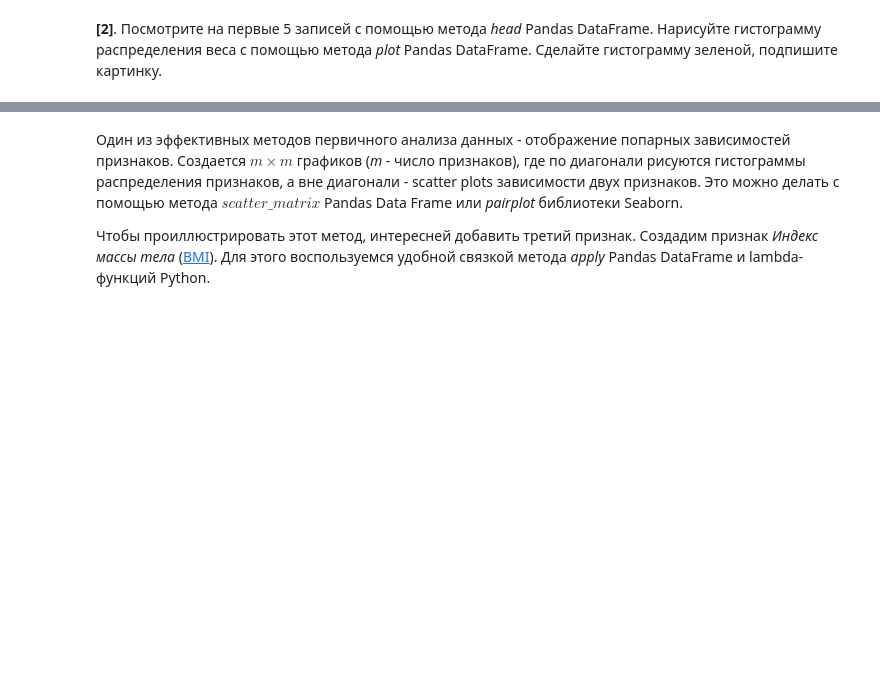
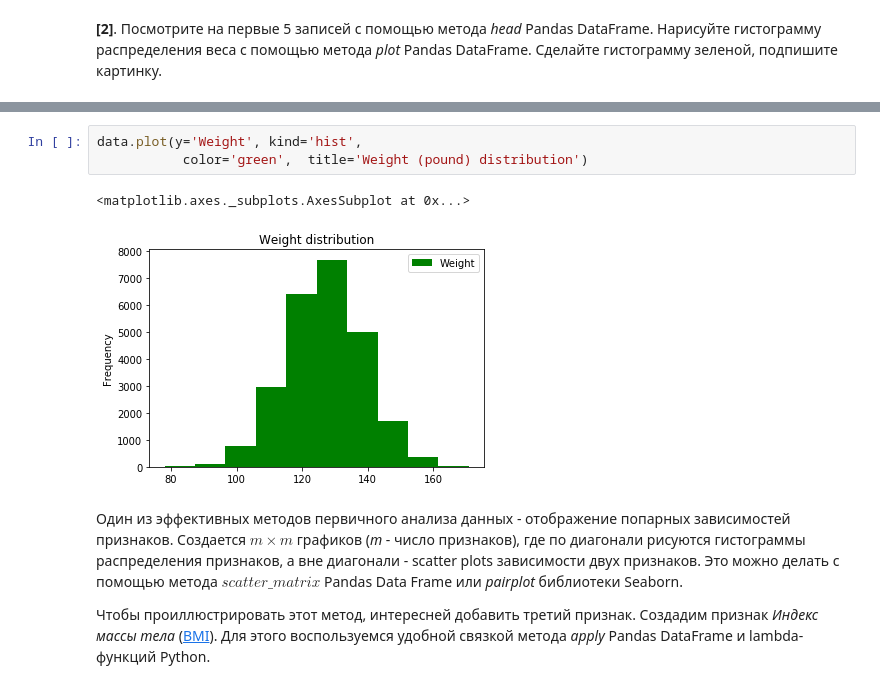
Before and after one commit to sevaspb/mipt_ya_ml_spec, a Jupyter notebook: supervised-learning/week-1/peer_review_linreg_height_weight.ipynb, the cells around one changed output, grey strips where cells are left out. Cells and saved outputs as stored; diff of their text form; blank space fills up the shorter version.

```diff
--- a/supervised-learning/week-1/peer_review_linreg_height_weight.ipynb
+++ b/supervised-learning/week-1/peer_review_linreg_height_weight.ipynb
@@ -55,3 +61,9 @@ data.plot(y='Height', kind='hist',
+# %%
+data.plot(y='Weight', kind='hist',
+           color='green',  title='Weight (pound) distribution')
+# %% [output]
+<matplotlib.axes._subplots.AxesSubplot at 0x...>
+[figure, added]
 # %% [markdown]
 Один из эффективных методов первичного анализа данных - отображение попарных зависимостей признаков. Создается $m \times m$ графиков (*m* - число признаков), где по диагонали рисуются гистограммы распределения признаков, а вне диагонали - scatter plots зависимости двух признаков. Это можно делать с помощью метода $scatter\_matrix$ Pandas Data Frame или *pairplot* библиотеки Seaborn.
 
```
Also changed, not shown: parts of 6 cells of this notebook, 1 other file.
